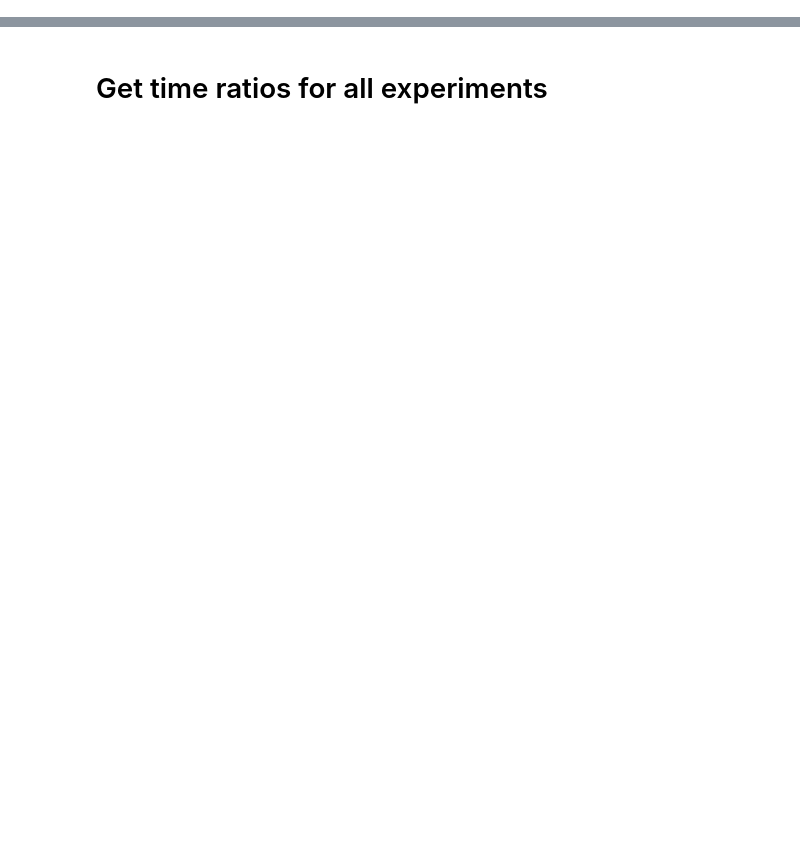
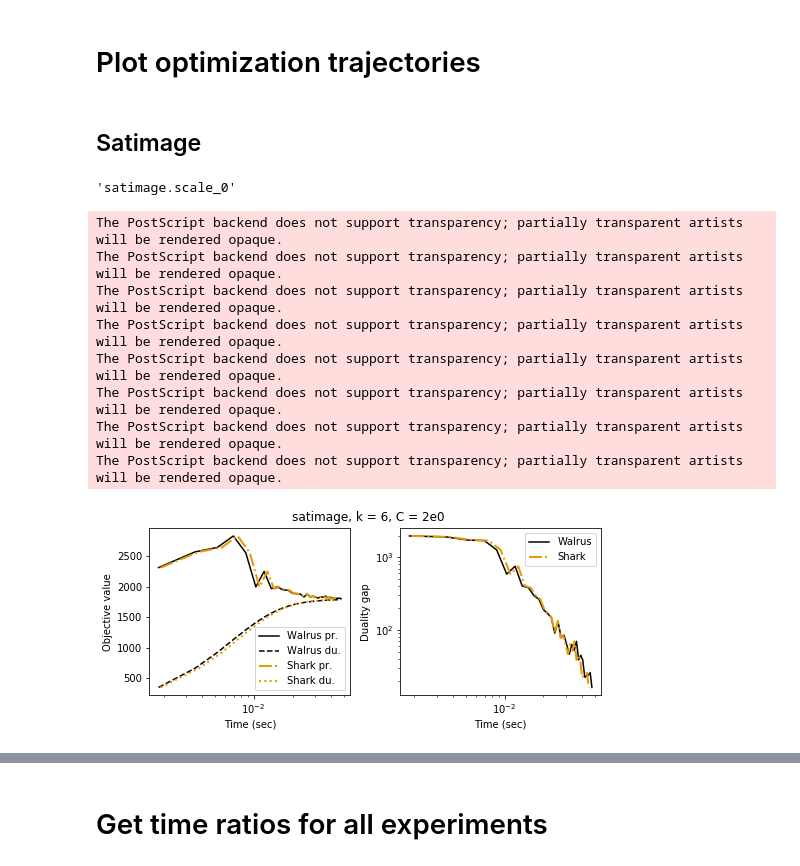
Before and after one commit to YutongWangUMich/liblinear, a Jupyter notebook: experiments/analyze.ipynb, the cells around one changed output, grey strips where cells are left out. Drawn from its saved outputs; the diff is of its cells as text; code cells hidden in the pictures; blank space fills up the shorter version.

```diff
--- a/experiments/analyze.ipynb
+++ b/experiments/analyze.ipynb
@@ -186,0 +11,3 @@ The PostScript backend does not support transparency; partially transparent arti
+# %%
+ds_metadata = pd.read_csv('dataset_metadata.csv')
+ds_metadata
@@ -186,0 +41,38 @@ The PostScript backend does not support transparency; partially transparent arti
+# %% [markdown]
+# Plot optimization trajectories
+# %%
+def get_exp_name(ds, reg):
+    return ds+'_'+ str(int(math.log2(reg)))
+
+def get_save_name(ds, reg):
+    i = (ds_metadata["ds_name"] == ds).idxmax()
+    sname = ds_metadata["short_name"][i]
+    return sname +'_'+ str(int(math.log2(reg)))
+
+def get_plot_title(ds,reg):
+    i = (ds_metadata["ds_name"] == ds).idxmax()
+    sname = ds_metadata["short_name"][i]
+    return sname +', k = ' + str(ds_metadata["nr_classes"][i]) +', C = 2e' + str(int(math.log2(reg)))
+
+def get_results(FILENAME):
+    from numpy import genfromtxt
+    result_np = genfromtxt(FILENAME, delimiter=',')
+
+    df = pd.DataFrame(result_np, columns = ['time', 'sum of dual vars', 'norm/2', 'C*hinge risk', 'primal obj'])
+
+    df['time'] = df['time']/1000 # convert from milliseconds to seconds
+    df['dual obj'] = df['sum of dual vars'] - df['norm/2'] # add the column for the dual obj
+    df['duality gap'] = df['primal obj'] - df['dual obj']
+    return df
+
+def get_time_conv(df,decay_factor):
+    convergence_status = (df['duality gap'] <= decay_factor*df['duality gap'][0])
+    if any(convergence_status):
+        idx_conv = convergence_status.idxmax()
+        return df['time'][idx_conv]
+    else:
+        return float('NaN')
+
+def get_accuracy(FILENAME):
+    f = open(FILENAME,'r')
+    return float(re.findall(r"[-+]?\d*\.\d+|\d+", f.readline())[0])
@@ -186,0 +198,8 @@ The PostScript backend does not support transparency; partially transparent arti
+# %% [markdown]
+## Satimage
+# %%
+ds = ds_metadata['ds_name'][1]
+reg = float(2**0) # in Dogan et al 2016, they chose C = 2**0
+get_exp_name(ds,reg)
+# %% [output]
+'satimage.scale_0'
@@ -186,0 +210,12 @@ The PostScript backend does not support transparency; partially transparent arti
+# %%
+plot_both(ds,reg)
+# %% [output]
+The PostScript backend does not support transparency; partially transparent artists will be rendered opaque.
+The PostScript backend does not support transparency; partially transparent artists will be rendered opaque.
+The PostScript backend does not support transparency; partially transparent artists will be rendered opaque.
+The PostScript backend does not support transparency; partially transparent artists will be rendered opaque.
+The PostScript backend does not support transparency; partially transparent artists will be rendered opaque.
+The PostScript backend does not support transparency; partially transparent artists will be rendered opaque.
+The PostScript backend does not support transparency; partially transparent artists will be rendered opaque.
+The PostScript backend does not support transparency; partially transparent artists will be rendered opaque.
+[figure, added]
```
Also changed, not shown: parts of 42 cells of this notebook, 17 other files.
